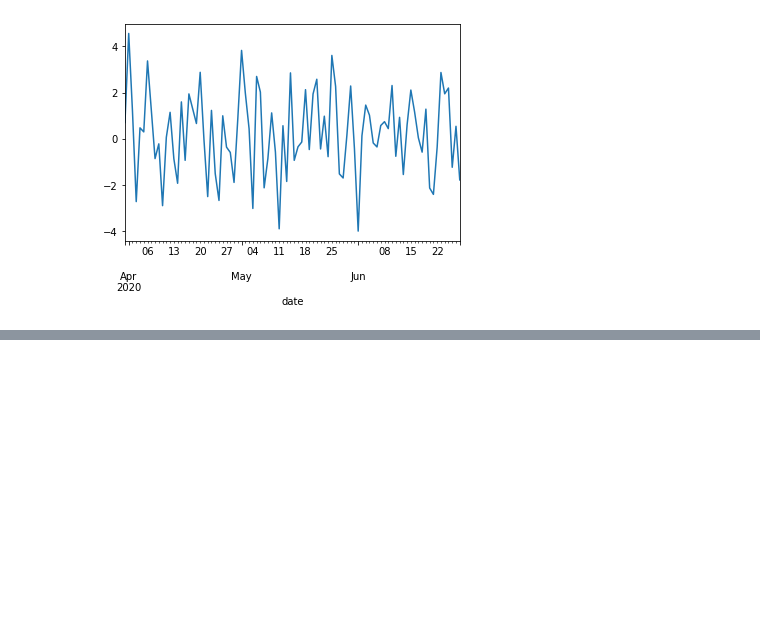
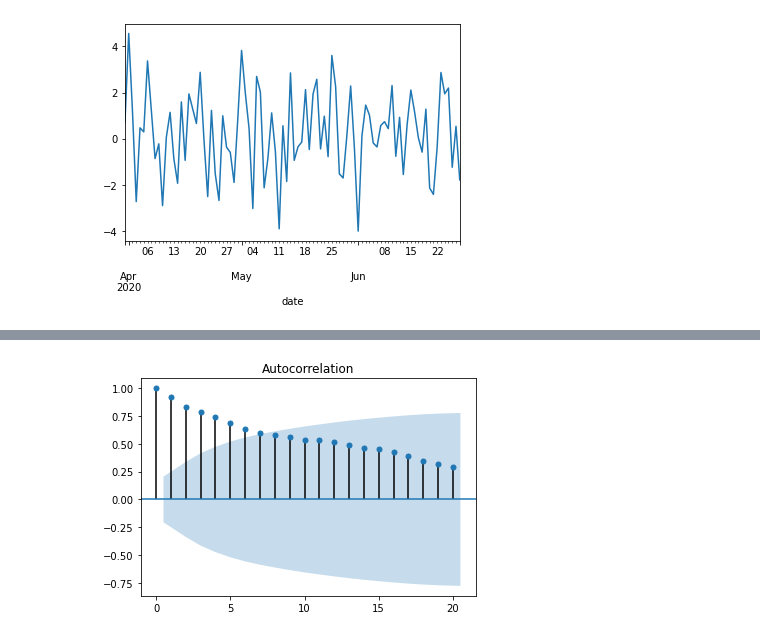
Before and after one commit to MikhailKuklin/time-series-analysis-forecasting, a Jupyter notebook: notebooks/ts_forecasting.ipynb, the cells around one changed output, grey strips where cells are left out. Saved outputs shown, nothing was run; the diff lists cells and outputs as text; code cells hidden in the pictures; blank space fills up the shorter version.

```diff
--- a/notebooks/ts_forecasting.ipynb
+++ b/notebooks/ts_forecasting.ipynb
@@ -111,0 +135,12 @@ diff(df_ns['Air temperature (degC)'],k_diff = 1).plot()
+# %%
+# ACF plots - non-stationary data
+
+from statsmodels.graphics.tsaplots import plot_acf,plot_pacf
+
+#df.plot();
+
+plot_acf(df_ns);
+
+# shaded area -> confidence interval (which is not shaded)
+# %% [output]
+[figure, added]
```
Also changed, not shown: parts of 11 cells of this notebook.
